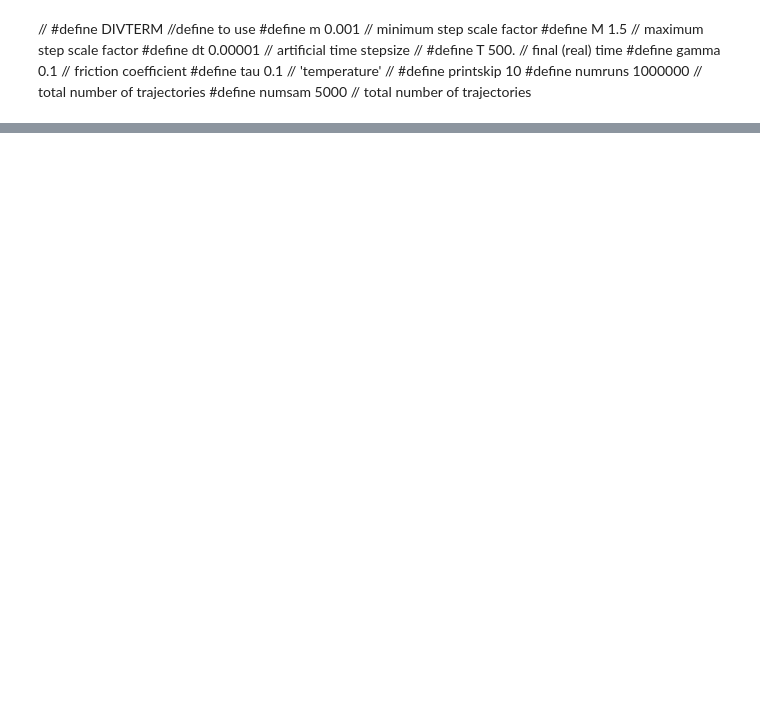
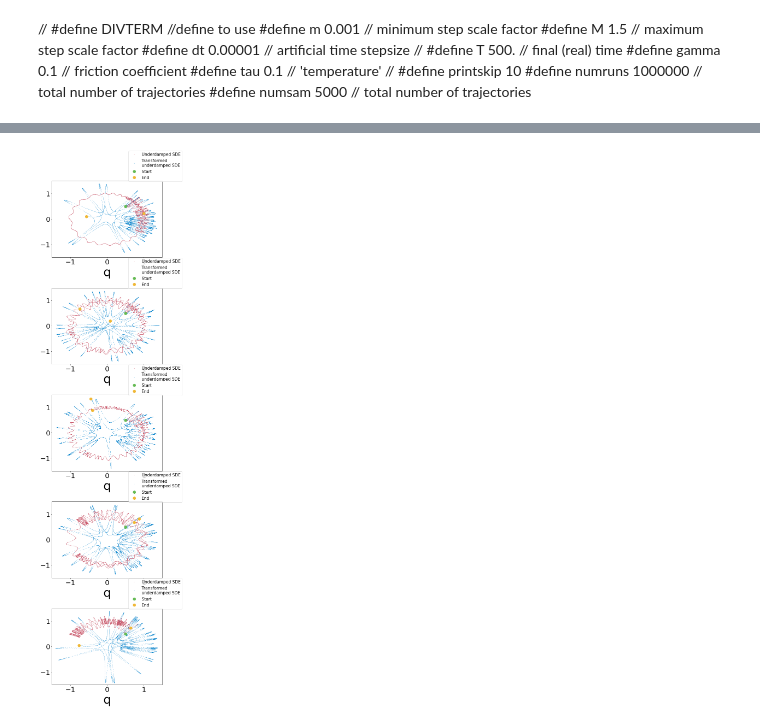
Before and after one commit to alixsleroy/Stepupyourgame, a Jupyter notebook: C++/underdamped/visualisation/Visualise_2d.ipynb, the cells around one changed output, grey strips where cells are left out. Cells and saved outputs as stored; diff of their text form; code cells hidden in the pictures; blank space fills up the shorter version.

```diff
--- a/C++/underdamped/visualisation/Visualise_2d.ipynb
+++ b/C++/underdamped/visualisation/Visualise_2d.ipynb
@@ -225,0 +311,44 @@ plt.scatter((q_trx),(q_try))
+# %%
+os.chdir("/home/s2133976/OneDrive/ExtendedProject/Code/Stepupyourgame/Stepupyourgame/data/C/underdamped/fewtraj2d")
+
+fig, ((axs))= plt.subplots(numsam,1,figsize=(7,32))# plt.figure(figsize=(4,4))
+fig.subplots_adjust(left=0.1,bottom=0.1, right=0.9, top=0.9, wspace=0.4, hspace=0.4)
+nbins=100
+range_bins=[-3.,3.]
+font_size=45
+
+for i in range(numsam):
+    filename= "vec_noada_x"+str(i)+".txt"
+    q_noadax,p_noada,g=openCfile_qp(filename)
+    filename= "vec_tr_x"+str(i)+".txt"
+    q_trx,p_tr,g=openCfile_qp(filename)
+    filename= "vec_tr_g"+str(i)+".txt"
+    g,p_trnone,gnone=openCfile_qp(filename)
+
+
+    filename= "vec_noada_y"+str(i)+".txt"
+    q_noaday,p_noada,g=openCfile_qp(filename)
+    filename= "vec_tr_y"+str(i)+".txt"
+    q_try,p_tr,g=openCfile_qp(filename)
+    filename= "vec_tr_g"+str(i)+".txt"
+    g,p_trnone,gnone=openCfile_qp(filename)
+
+    # Q
+    ###
+    axs[i].plot(q_noadax,q_noaday,"x",markersize=0.5,linewidth=lw,label='Underdamped SDE',color=myred)
+    axs[i].plot(q_trx,q_try,"x",markersize=0.5,linewidth=lw,alpha=0.9,label='Transformed\nunderdamped SDE',color=myblue)
+    # start point
+    axs[i].plot(q_noadax[0],q_noaday[0],"o",markersize=10.,linewidth=lw,color=mygreen)
+    axs[i].plot(q_trx[0],q_try[0],"o",markersize=10,linewidth=lw,label='Start',color=mygreen)
+    #end point
+    axs[i].plot(q_noadax[-1],q_noaday[-1],"o",markersize=10.,linewidth=lw,color=myyellow)
+    axs[i].plot(q_trx[-1],q_try[-1],"o",markersize=10,linewidth=lw,label='End',color=myyellow)
+
+    axs[i].set_ylim(-1.5,1.5)
+    axs[i].set_xlim(-1.5,1.5)
+
+    axs[i].set_xlabel("q", fontsize=font_size)
+
+    axs[i].legend(fontsize=font_size/3,loc="upper right",ncol=1,bbox_to_anchor=(1.2, 1.42))
+# %% [output]
+[figure, added]
```
Also changed, not shown: parts of 9 cells of this notebook, 52 other files.
